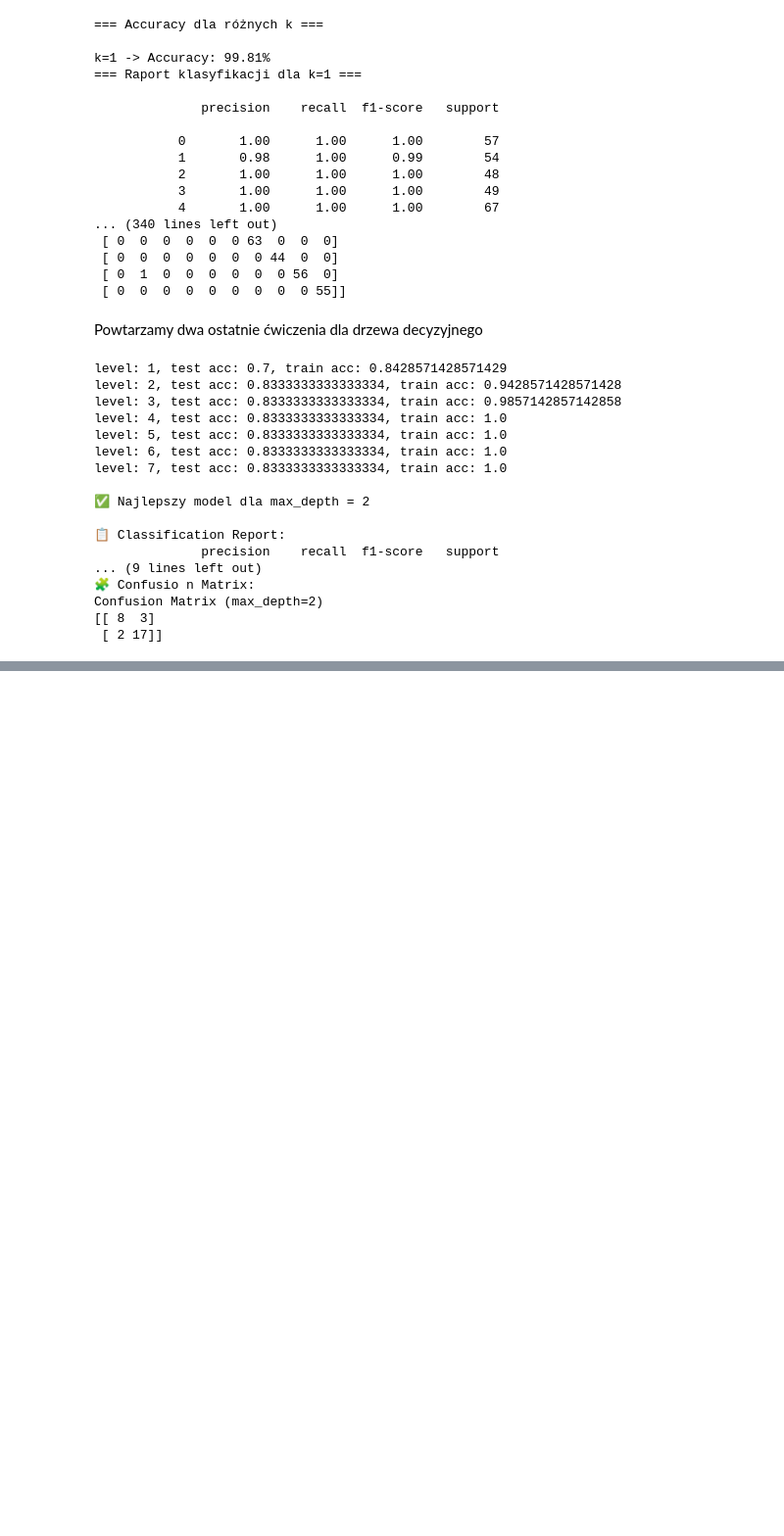
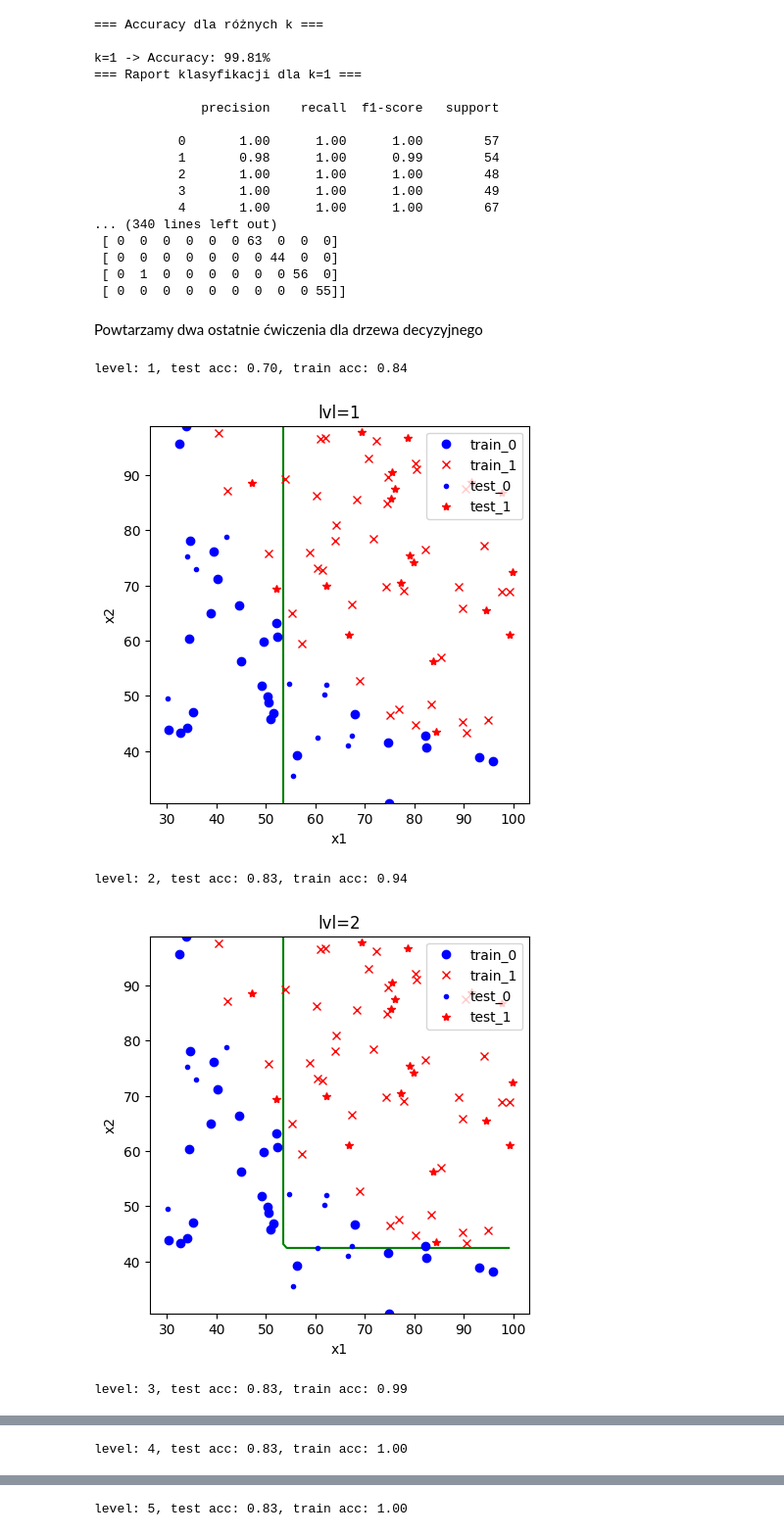
Before and after one commit to LapsanskiZED2115/ucze_maszyny_pozdrawiam, a Jupyter notebook: lab_5_Klasyfikacja/lab_5_klasyfikacja_pozdrawiam.ipynb, the cells around one changed output, grey strips where cells are left out. Shown: that part at 98% size. Drawn from its saved outputs; the diff is of its cells as text; code cells hidden in the pictures; blank space fills up the shorter version.

```diff
--- a/lab_5_Klasyfikacja/lab_5_klasyfikacja_pozdrawiam.ipynb
+++ b/lab_5_Klasyfikacja/lab_5_klasyfikacja_pozdrawiam.ipynb
@@ -319,7 +344,6 @@ from sklearn.tree import DecisionTreeClassifier
 
 
 
-
 accuracy_train = []
 accuracy_test = []
 depth_values = [1, 2, 3, 4, 5, 6, 7]
@@ -328,53 +352,63 @@ best_acc = 0
 best_depth = 0
 
 for depth in depth_values:
-    # Trening modelu
     decision_tree = DecisionTreeClassifier(criterion='entropy', max_depth=depth)
     decision_tree.fit(x_train, y_train)
 
-    # Dokładność testowa i treningowa
     y_pred_test = decision_tree.predict(x_test)
     acc_test = np.mean(y_pred_test == y_test)
     accuracy_test.append(acc_test)
 
     y_pred_train = decision_tree.predict(x_train)
     acc_train = np.mean(y_pred_train == y_train)
     accuracy_train.append(acc_train)
 
-    print(f"level: {depth}, test acc: {acc_test}, train acc: {acc_train}")
+    print(f"level: {depth}, test acc: {acc_test:.2f}, train acc: {acc_train:.2f}")
 
-    # Zapisz najlepszy model
     if acc_test > best_acc:
         best_model = decision_tree
         best_acc = acc_test
         best_depth = depth
 
+    # Rysowanie granicy decyzyjnej
+    plt.figure(figsize=(5, 5))
+    plt.title(f'lvl={depth}')
+    plt.xlabel('x1')
+    plt.ylabel('x2')
 
-# Klasyfikacja i ewaluacja najlepszego modelu
+    x1_res = 50
+    x2_res = 50
+    x1 = np.linspace(x_train[:, 0].min(), x_train[:, 0].max(), x1_res)
+    x2 = np.linspace(x_train[:, 1].min(), x_train[:, 1].max(), x2_res)
+    x1x1, x2x2 = np.meshgrid(x1, x2)
+    x1x2_range_comb = np.c_[x1x1.ravel(), x2x2.ravel()]
+    predictions = decision_tree.predict(x1x2_range_comb)
+    labels_space = predictions.reshape(x1x1.shape)
+
+    plt.contour(x1x1, x2x2, labels_space, levels=[0.5], colors='g')
+
+    # Zbiór treningowy
+    plt.plot(x_train[y_train == 0, 0], x_train[y_train == 0, 1], 'bo')
+    plt.plot(x_train[y_train == 1, 0], x_train[y_train == 1, 1], 'rx')
+
+    # Zbiór testowy
+    plt.plot(x_test[y_test == 0, 0], x_test[y_test == 0, 1], 'b.')
+    plt.plot(x_test[y_test == 1, 0], x_test[y_test == 1, 1], 'r*')
+
+    plt.legend(['train_0', 'train_1', 'test_0', 'test_1'])
+    plt.show()
 y_pred = best_model.predict(x_test)
 
 print(f"\n✅ Najlepszy model dla max_depth = {best_depth}")
 print("\n📋 Classification Report:")
 print(classification_report(y_test, y_pred))
 
 print("\n🧩 Confusio n Matrix:")
 print(f'Confusion Matrix (max_depth={best_depth})')
 print(confusion_matrix(y_test, y_pred))
 # %% [output]
-level: 1, test acc: 0.7, train acc: 0.8428571428571429
-level: 2, test acc: 0.8333333333333334, train acc: 0.9428571428571428
-level: 3, test acc: 0.8333333333333334, train acc: 0.9857142857142858
-level: 4, test acc: 0.8333333333333334, train acc: 1.0
-level: 5, test acc: 0.8333333333333334, train acc: 1.0
-level: 6, test acc: 0.8333333333333334, train acc: 1.0
-level: 7, test acc: 0.8333333333333334, train acc: 1.0
-
-✅ Najlepszy model dla max_depth = 2
-
-📋 Classification Report:
-              precision    recall  f1-score   support
-... (9 lines left out)
-🧩 Confusio n Matrix:
-Confusion Matrix (max_depth=2)
-[[ 8  3]
- [ 2 17]]
+level: 1, test acc: 0.70, train acc: 0.84
+[figure, added]
+level: 2, test acc: 0.83, train acc: 0.94
+[figure, added]
+level: 3, test acc: 0.83, train acc: 0.99
@@ -380,0 +416 @@ Confusion Matrix (max_depth=2)
+level: 4, test acc: 0.83, train acc: 1.00
@@ -380,0 +418 @@ Confusion Matrix (max_depth=2)
+level: 5, test acc: 0.83, train acc: 1.00
```
Also changed, not shown: parts of 5 cells of this notebook.
